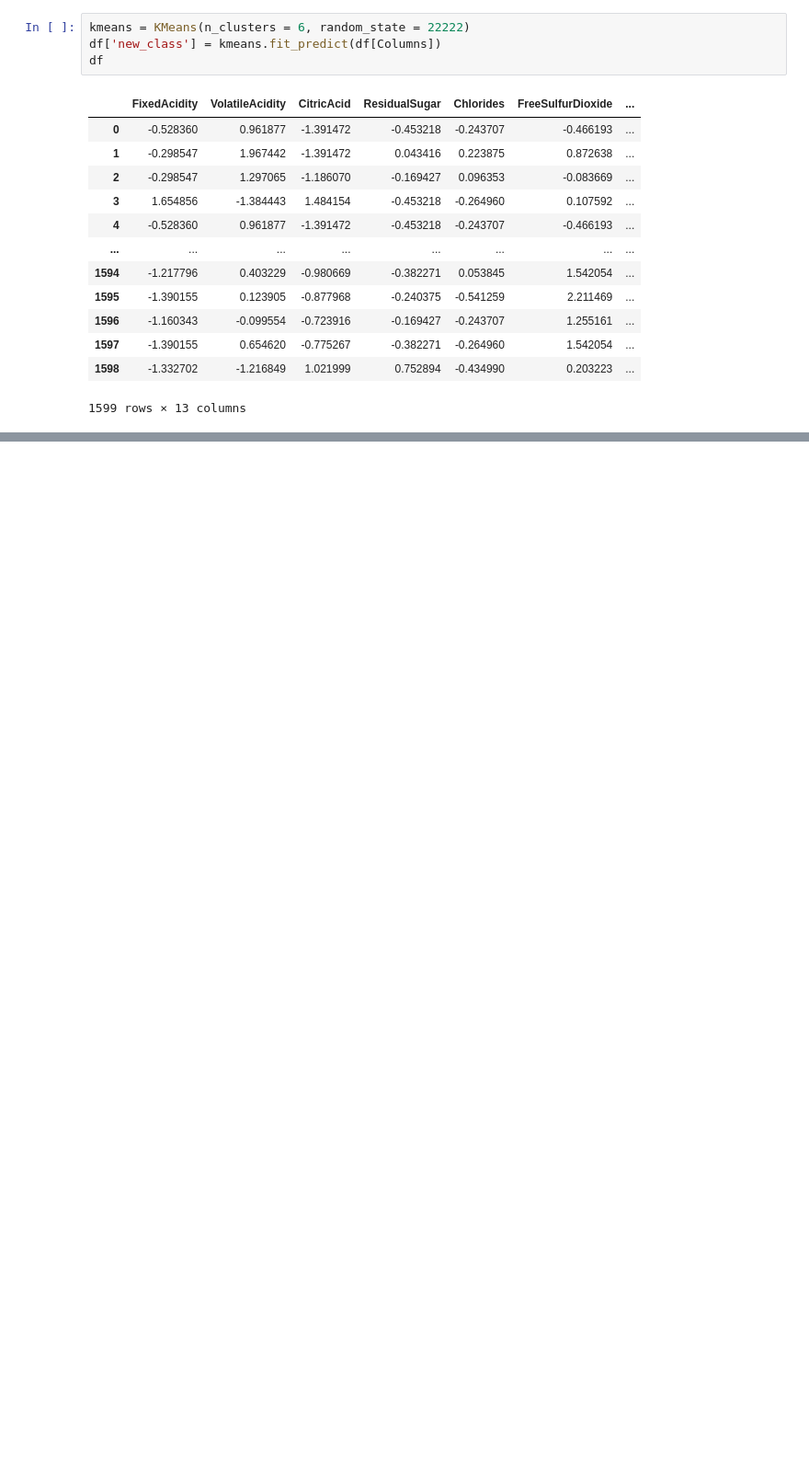
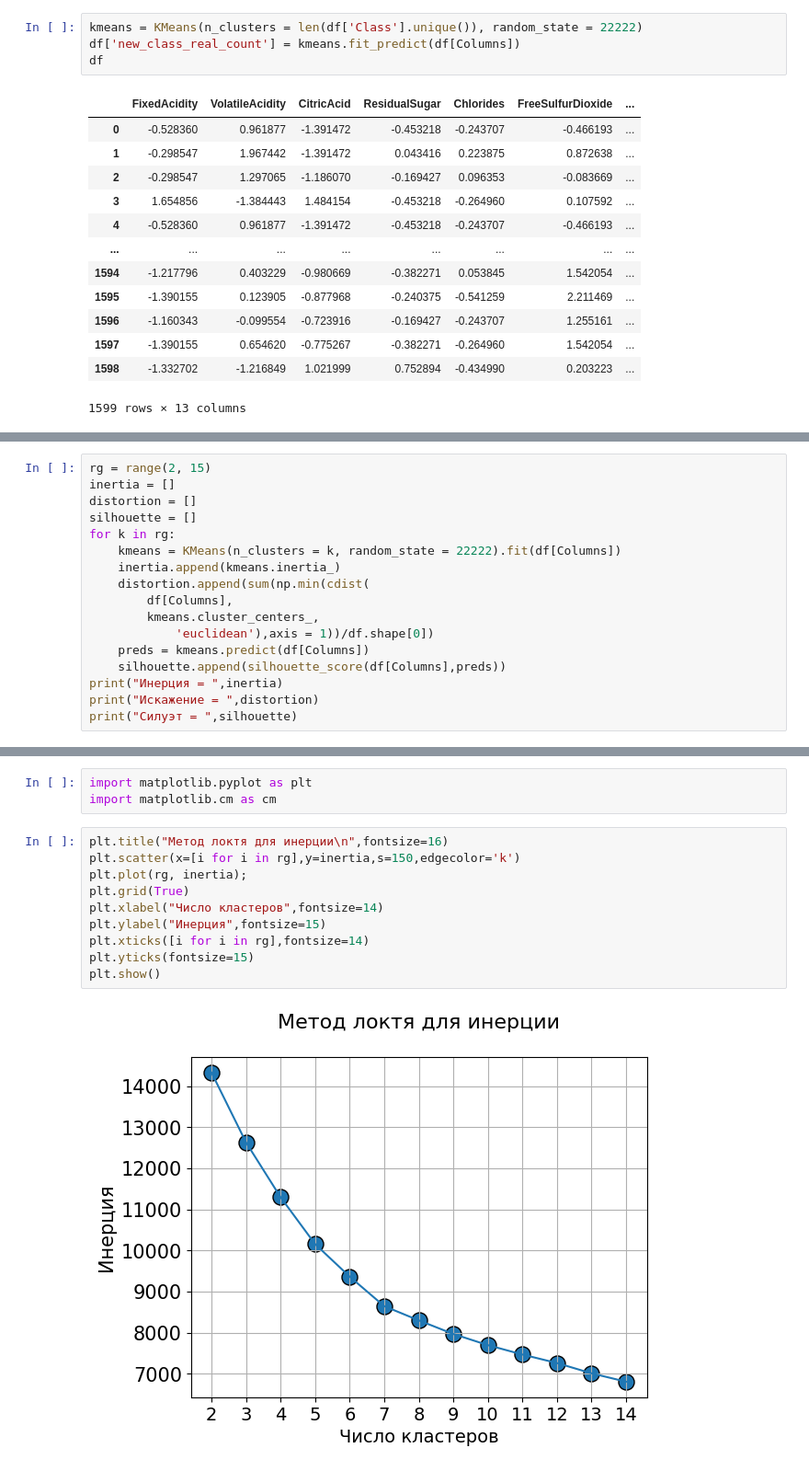
Before and after one commit to gpnwln/labs_projects, a Jupyter notebook: lab_3/lab3.ipynb, the cells around one changed output, grey strips where cells are left out. Shown at 92% size. Saved outputs shown, nothing was run; the diff lists cells and outputs as text; blank space fills up the shorter version.

```diff
--- a/lab_3/lab3.ipynb
+++ b/lab_3/lab3.ipynb
@@ -76,6 +94,6 @@ print("Количество изначальных классов = ", len(df['C
 # %%
-kmeans = KMeans(n_clusters = 6, random_state = 22222)
-df['new_class'] = kmeans.fit_predict(df[Columns])
+kmeans = KMeans(n_clusters = len(df['Class'].unique()), random_state = 22222)
+df['new_class_real_count'] = kmeans.fit_predict(df[Columns])
 df
 # %% [output]
 |  | FixedAcidity | VolatileAcidity | CitricAcid | ResidualSugar | Chlorides | FreeSulfurDioxide | ... |
@@ -93,0 +139,17 @@ df
+# %%
+rg = range(2, 15)
+inertia = []
+distortion = []
+silhouette = []
+for k in rg:
+    kmeans = KMeans(n_clusters = k, random_state = 22222).fit(df[Columns])
+    inertia.append(kmeans.inertia_)
+    distortion.append(sum(np.min(cdist(
+        df[Columns],
+        kmeans.cluster_centers_,
+            'euclidean'),axis = 1))/df.shape[0])
+    preds = kmeans.predict(df[Columns])
+    silhouette.append(silhouette_score(df[Columns],preds))
+print("Инерция = ",inertia)
+print("Искажение = ",distortion)
+print("Силуэт = ",silhouette)
@@ -93,0 +162,15 @@ df
+# %%
+import matplotlib.pyplot as plt
+import matplotlib.cm as cm
+# %%
+plt.title("Метод локтя для инерции\n",fontsize=16)
+plt.scatter(x=[i for i in rg],y=inertia,s=150,edgecolor='k')
+plt.plot(rg, inertia);
+plt.grid(True)
+plt.xlabel("Число кластеров",fontsize=14)
+plt.ylabel("Инерция",fontsize=15)
+plt.xticks([i for i in rg],fontsize=14)
+plt.yticks(fontsize=15)
+plt.show()
+# %% [output]
+[figure, added]
```
Also changed, not shown: parts of 24 cells of this notebook.
